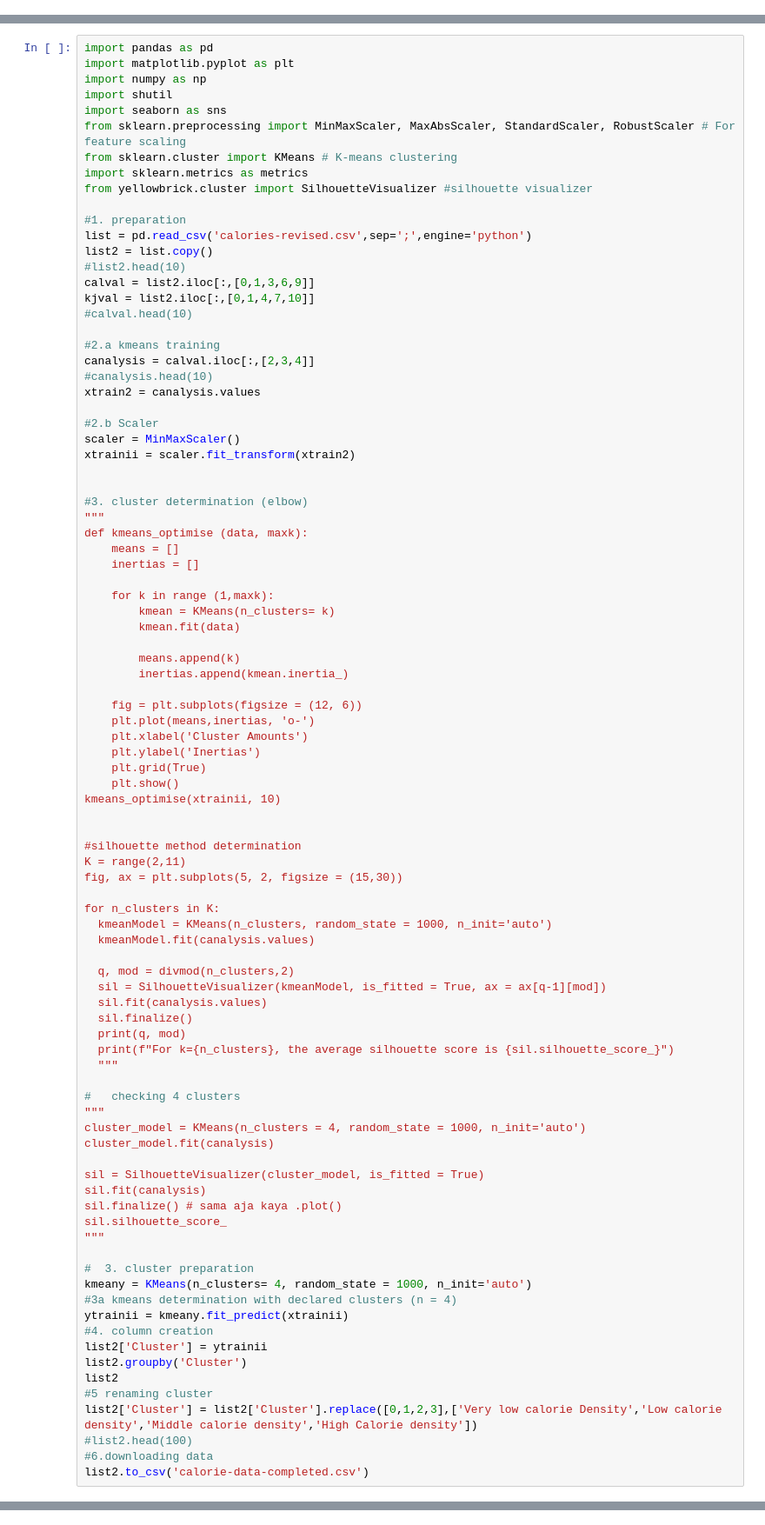
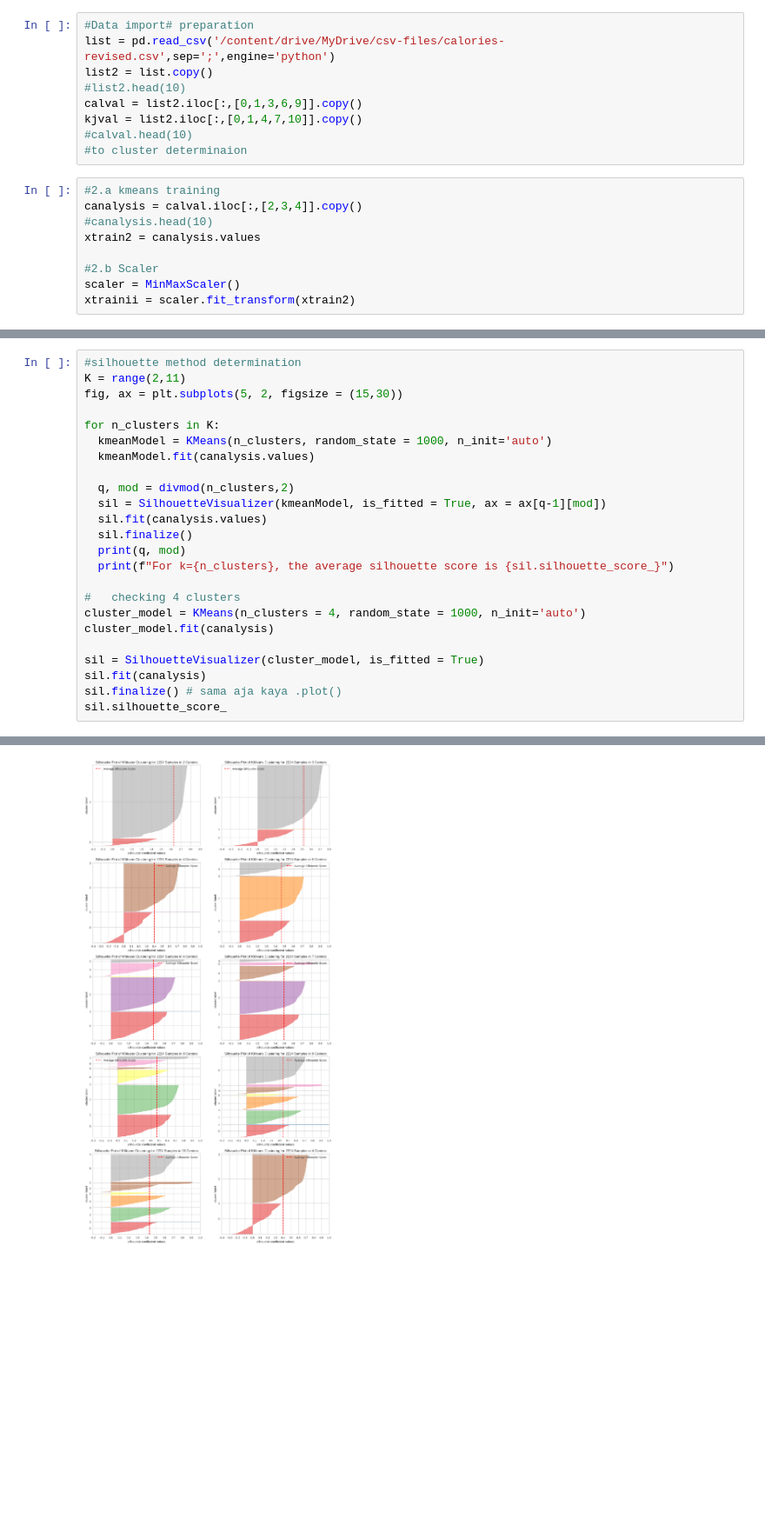
Before and after one commit to DGkurnia/cnkproject, a Jupyter notebook: calorie.ipynb, the cells around one changed output, grey strips where cells are left out. Shown at 87% size. Cells and saved outputs as stored; diff of their text form; blank space fills up the shorter version.

```diff
--- a/calorie.ipynb
+++ b/calorie.ipynb
@@ -2,0 +19,18 @@
+# %%
+#Data import# preparation
+list = pd.read_csv('/content/drive/MyDrive/csv-files/calories-revised.csv',sep=';',engine='python')
+list2 = list.copy()
+#list2.head(10)
+calval = list2.iloc[:,[0,1,3,6,9]].copy()
+kjval = list2.iloc[:,[0,1,4,7,10]].copy()
+#calval.head(10)
+#to cluster determinaion
+# %%
+#2.a kmeans training
+canalysis = calval.iloc[:,[2,3,4]].copy()
+#canalysis.head(10)
+xtrain2 = canalysis.values
+
+#2.b Scaler
+scaler = MinMaxScaler()
+xtrainii = scaler.fit_transform(xtrain2)
@@ -3,54 +78,4 @@
 # %%
-import pandas as pd
-import matplotlib.pyplot as plt
-import numpy as np
-import shutil
-import seaborn as sns
-from sklearn.preprocessing import MinMaxScaler, MaxAbsScaler, StandardScaler, RobustScaler # For feature scaling
-from sklearn.cluster import KMeans # K-means clustering
-import sklearn.metrics as metrics
-from yellowbrick.cluster import SilhouetteVisualizer #silhouette visualizer
-
-#1. preparation
-list = pd.read_csv('calories-revised.csv',sep=';',engine='python')
-list2 = list.copy()
-#list2.head(10)
-calval = list2.iloc[:,[0,1,3,6,9]]
-kjval = list2.iloc[:,[0,1,4,7,10]]
-#calval.head(10)
-
-#2.a kmeans training
-canalysis = calval.iloc[:,[2,3,4]]
-#canalysis.head(10)
-xtrain2 = canalysis.values
-
-#2.b Scaler
-scaler = MinMaxScaler()
-xtrainii = scaler.fit_transform(xtrain2)
-
-
-#3. cluster determination (elbow)
-"""
-def kmeans_optimise (data, maxk):
-    means = []
-    inertias = []
-
-    for k in range (1,maxk):
-        kmean = KMeans(n_clusters= k)
-        kmean.fit(data)
-
-        means.append(k)
-        inertias.append(kmean.inertia_)
-
-    fig = plt.subplots(figsize = (12, 6))
-    plt.plot(means,inertias, 'o-')
-    plt.xlabel('Cluster Amounts')
-    plt.ylabel('Inertias')
-    plt.grid(True)
-    plt.show()
-kmeans_optimise(xtrainii, 10)
-
-
 #silhouette method determination
 K = range(2,11)
 fig, ax = plt.subplots(5, 2, figsize = (15,30))
@@ -65,10 +90,8 @@ for n_clusters in K:
   sil.finalize()
   print(q, mod)
   print(f"For k={n_clusters}, the average silhouette score is {sil.silhouette_score_}")
-  """
 
 #   checking 4 clusters
-"""
 cluster_model = KMeans(n_clusters = 4, random_state = 1000, n_init='auto')
 cluster_model.fit(canalysis)
 
@@ -76,18 +99,4 @@ sil = SilhouetteVisualizer(cluster_model, is_fitted = True)
 sil.fit(canalysis)
 sil.finalize() # sama aja kaya .plot()
 sil.silhouette_score_
-"""
-
-#  3. cluster preparation
-kmeany = KMeans(n_clusters= 4, random_state = 1000, n_init='auto')
-#3a kmeans determination with declared clusters (n = 4)
-ytrainii = kmeany.fit_predict(xtrainii)
-#4. column creation
-list2['Cluster'] = ytrainii
-list2.groupby('Cluster')
-list2
-#5 renaming cluster
-list2['Cluster'] = list2['Cluster'].replace([0,1,2,3],['Very low calorie Density','Low calorie density','Middle calorie density','High Calorie density'])
-#list2.head(100)
-#6.downloading data
-list2.to_csv('calorie-data-completed.csv')
+# %% [output]
@@ -93,0 +122 @@ list2.to_csv('calorie-data-completed.csv')
+[figure, added]
```
Also changed, not shown: parts of 7 cells of this notebook.
